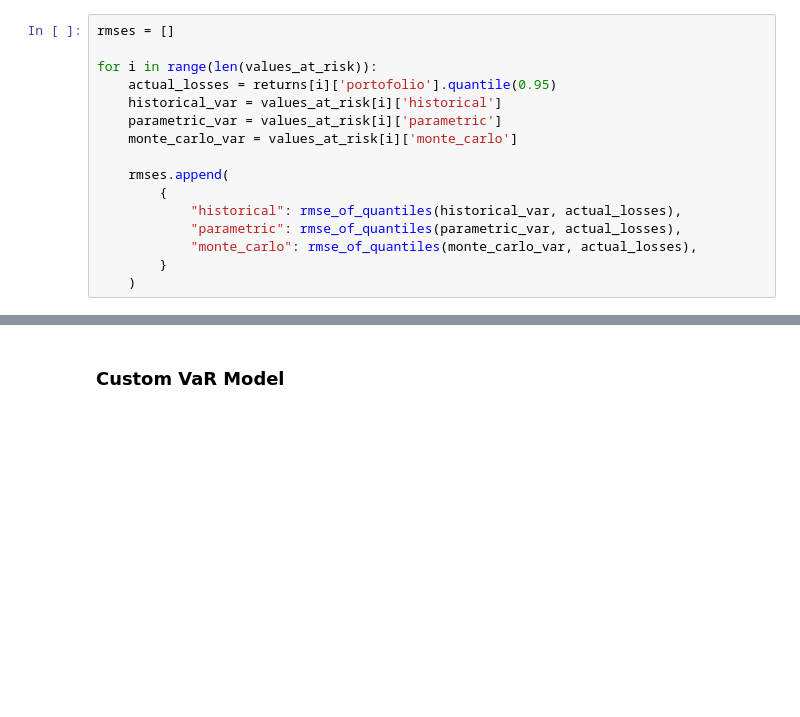
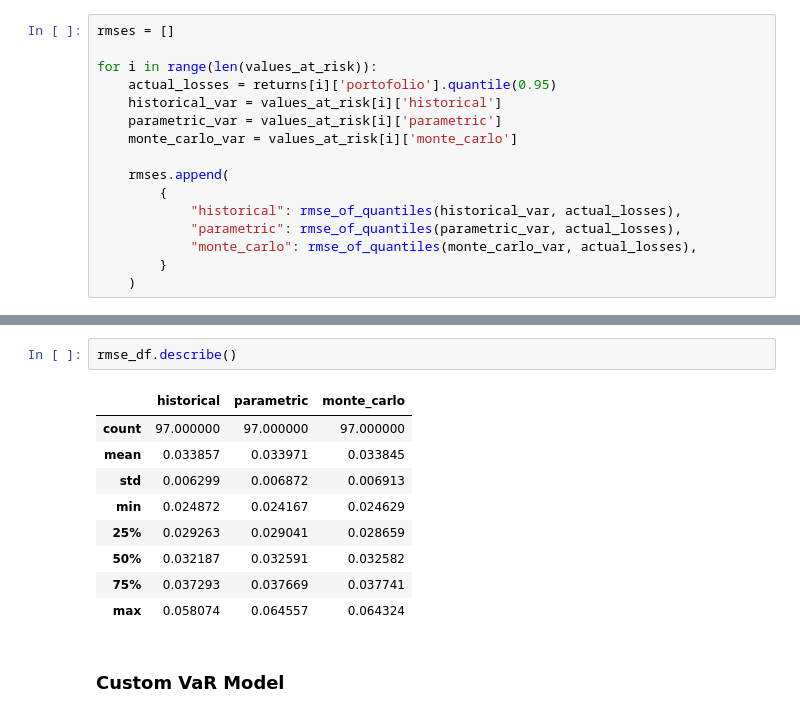
Before and after one commit to mairovitzmario/value-at-risk, a Jupyter notebook: api/research.ipynb, the cells around one changed output, grey strips where cells are left out. Cells and saved outputs as stored; diff of their text form; blank space fills up the shorter version.

```diff
--- a/api/research.ipynb
+++ b/api/research.ipynb
@@ -355,3 +352,15 @@ test_portfolios[min_index]
+# %%
+rmse_df.describe()
+# %% [output]
+|  | historical | parametric | monte_carlo |
+| count | 97.000000 | 97.000000 | 97.000000 |
+| mean | 0.033857 | 0.033971 | 0.033845 |
+| std | 0.006299 | 0.006872 | 0.006913 |
+| min | 0.024872 | 0.024167 | 0.024629 |
+| 25% | 0.029263 | 0.029041 | 0.028659 |
+| 50% | 0.032187 | 0.032591 | 0.032582 |
+| 75% | 0.037293 | 0.037669 | 0.037741 |
+| max | 0.058074 | 0.064557 | 0.064324 |
 # %% [markdown]
 ### Custom VaR Model
 # %%
```
Also changed, not shown: parts of 13 cells of this notebook, 4 other files.
